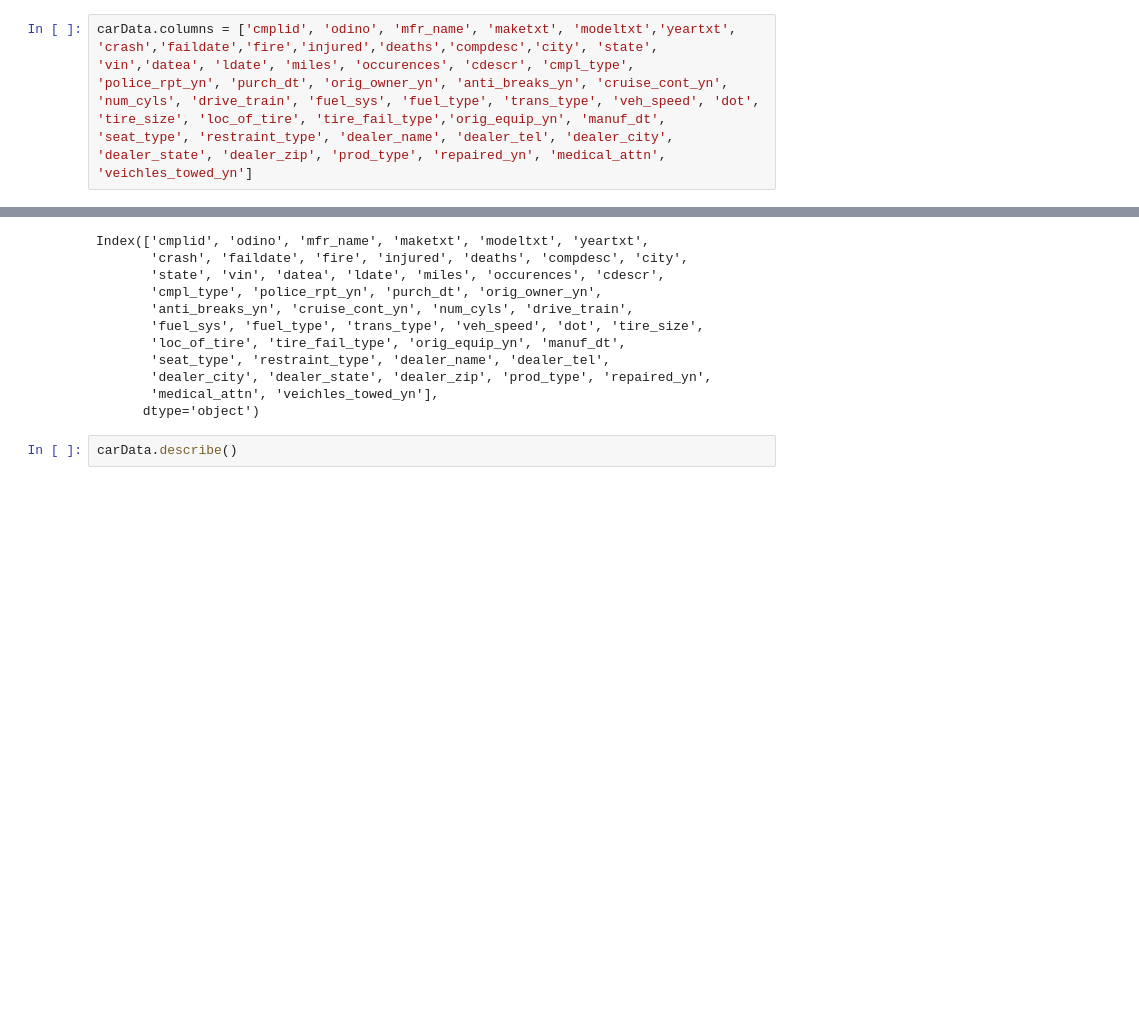
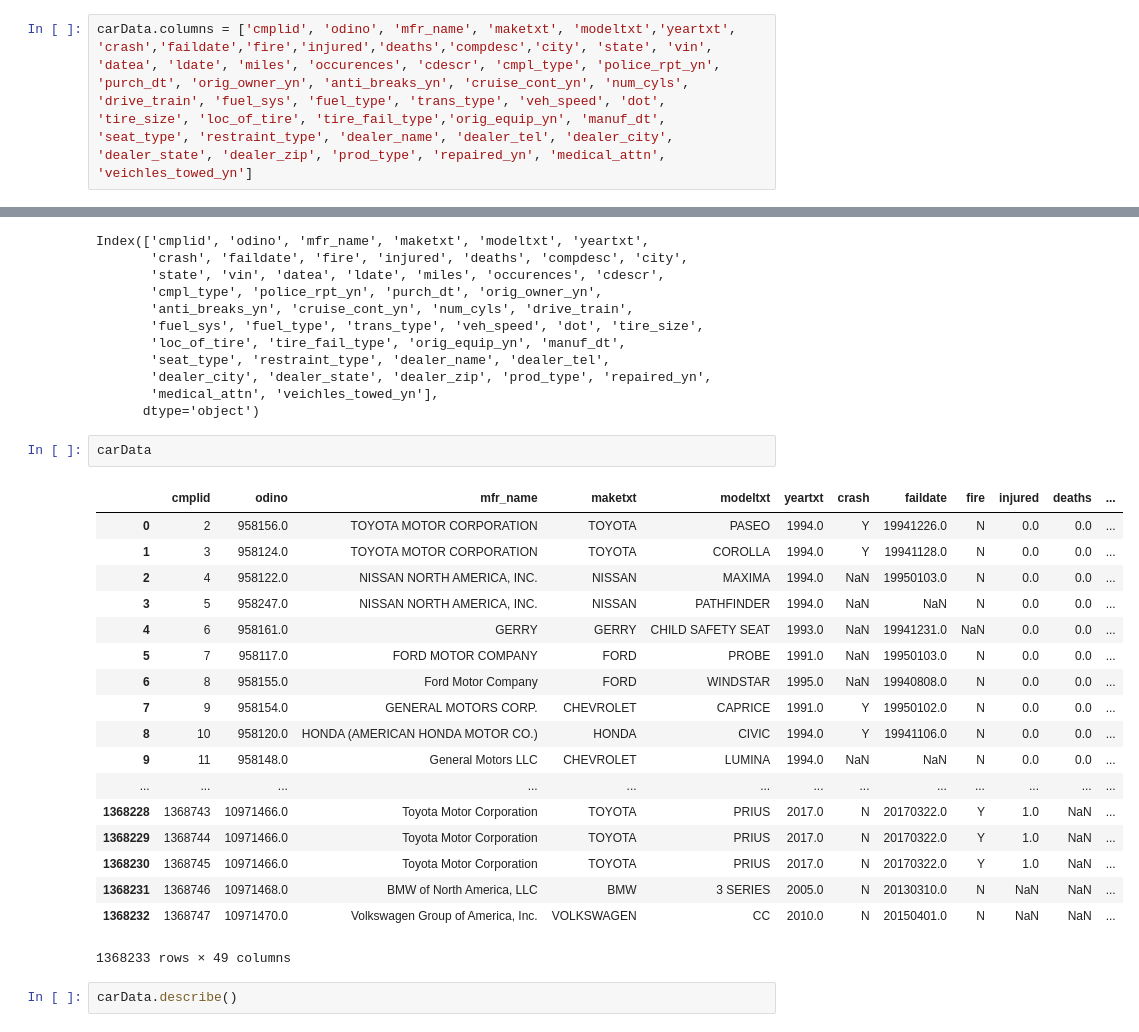
Before and after one commit to bmart847/RecallAnalysis, a Jupyter notebook: cars.ipynb, the cells around one changed output, grey strips where cells are left out. Saved outputs shown, nothing was run; the diff lists cells and outputs as text; blank space fills up the shorter version.

```diff
--- a/cars.ipynb
+++ b/cars.ipynb
@@ -16,7 +16,7 @@ b'Skipping line 1297996: expected 49 fields, saw 50\nSkipping line 1297997: expe
 b'Skipping line 1317867: expected 49 fields, saw 50\nSkipping line 1322779: expected 49 fields, saw 50\nSkipping line 1324687: expected 49 fields, saw 50\n'
 b'Skipping line 1331383: expected 49 fields, saw 50\nSkipping line 1334710: expected 49 fields, saw 50\n'
 # %%
-carData.columns = ['cmplid', 'odino', 'mfr_name', 'maketxt', 'modeltxt','yeartxt', 'crash','faildate','fire','injured','deaths','compdesc','city', 'state', 'vin','datea', 'ldate', 'miles', 'occurences', 'cdescr', 'cmpl_type', 'police_rpt_yn', 'purch_dt', 'orig_owner_yn', 'anti_breaks_yn', 'cruise_cont_yn', 'num_cyls', 'drive_train', 'fuel_sys', 'fuel_type', 'trans_type', 'veh_speed', 'dot', 'tire_size', 'loc_of_tire', 'tire_fail_type','orig_equip_yn', 'manuf_dt', 'seat_type', 'restraint_type', 'dealer_name', 'dealer_tel', 'dealer_city', 'dealer_state', 'dealer_zip', 'prod_type', 'repaired_yn', 'medical_attn', 'veichles_towed_yn']
+carData.columns = ['cmplid', 'odino', 'mfr_name', 'maketxt', 'modeltxt','yeartxt', 'crash','faildate','fire','injured','deaths','compdesc','city', 'state', 'vin', 'datea', 'ldate', 'miles', 'occurences', 'cdescr', 'cmpl_type', 'police_rpt_yn', 'purch_dt', 'orig_owner_yn', 'anti_breaks_yn', 'cruise_cont_yn', 'num_cyls', 'drive_train', 'fuel_sys', 'fuel_type', 'trans_type', 'veh_speed', 'dot', 'tire_size', 'loc_of_tire', 'tire_fail_type','orig_equip_yn', 'manuf_dt', 'seat_type', 'restraint_type', 'dealer_name', 'dealer_tel', 'dealer_city', 'dealer_state', 'dealer_zip', 'prod_type', 'repaired_yn', 'medical_attn', 'veichles_towed_yn']
 # %%
 analyzer = SentimentIntensityAnalyzer()
 # %%
@@ -33,6 +33,27 @@ Index(['cmplid', 'odino', 'mfr_name', 'maketxt', 'modeltxt', 'yeartxt',
        'dealer_city', 'dealer_state', 'dealer_zip', 'prod_type', 'repaired_yn',
        'medical_attn', 'veichles_towed_yn'],
       dtype='object')
+# %%
+carData
+# %% [output]
+|  | cmplid | odino | mfr_name | maketxt | modeltxt | yeartxt | crash | faildate | fire | injured | deaths | ... |
+| 0 | 2 | 958156.0 | TOYOTA MOTOR CORPORATION | TOYOTA | PASEO | 1994.0 | Y | 19941226.0 | N | 0.0 | 0.0 | ... |
+| 1 | 3 | 958124.0 | TOYOTA MOTOR CORPORATION | TOYOTA | COROLLA | 1994.0 | Y | 19941128.0 | N | 0.0 | 0.0 | ... |
+| 2 | 4 | 958122.0 | NISSAN NORTH AMERICA, INC. | NISSAN | MAXIMA | 1994.0 | NaN | 19950103.0 | N | 0.0 | 0.0 | ... |
+| 3 | 5 | 958247.0 | NISSAN NORTH AMERICA, INC. | NISSAN | PATHFINDER | 1994.0 | NaN | NaN | N | 0.0 | 0.0 | ... |
+| 4 | 6 | 958161.0 | GERRY | GERRY | CHILD SAFETY SEAT | 1993.0 | NaN | 19941231.0 | NaN | 0.0 | 0.0 | ... |
+| 5 | 7 | 958117.0 | FORD MOTOR COMPANY | FORD | PROBE | 1991.0 | NaN | 19950103.0 | N | 0.0 | 0.0 | ... |
+| 6 | 8 | 958155.0 | Ford Motor Company | FORD | WINDSTAR | 1995.0 | NaN | 19940808.0 | N | 0.0 | 0.0 | ... |
+| 7 | 9 | 958154.0 | GENERAL MOTORS CORP. | CHEVROLET | CAPRICE | 1991.0 | Y | 19950102.0 | N | 0.0 | 0.0 | ... |
+| 8 | 10 | 958120.0 | HONDA (AMERICAN HONDA MOTOR CO.) | HONDA | CIVIC | 1994.0 | Y | 19941106.0 | N | 0.0 | 0.0 | ... |
+| 9 | 11 | 958148.0 | General Motors LLC | CHEVROLET | LUMINA | 1994.0 | NaN | NaN | N | 0.0 | 0.0 | ... |
+| ... | ... | ... | ... | ... | ... | ... | ... | ... | ... | ... | ... | ... |
+| 1368228 | 1368743 | 10971466.0 | Toyota Motor Corporation | TOYOTA | PRIUS | 2017.0 | N | 20170322.0 | Y | 1.0 | NaN | ... |
+| 1368229 | 1368744 | 10971466.0 | Toyota Motor Corporation | TOYOTA | PRIUS | 2017.0 | N | 20170322.0 | Y | 1.0 | NaN | ... |
+| 1368230 | 1368745 | 10971466.0 | Toyota Motor Corporation | TOYOTA | PRIUS | 2017.0 | N | 20170322.0 | Y | 1.0 | NaN | ... |
+| 1368231 | 1368746 | 10971468.0 | BMW of North America, LLC | BMW | 3 SERIES | 2005.0 | N | 20130310.0 | N | NaN | NaN | ... |
+| 1368232 | 1368747 | 10971470.0 | Volkswagen Group of America, Inc. | VOLKSWAGEN | CC | 2010.0 | N | 20150401.0 | N | NaN | NaN | ... |
+1368233 rows × 49 columns
 # %%
 carData.describe()
 # %% [output]
```
Also changed, not shown: parts of 16 cells of this notebook.
